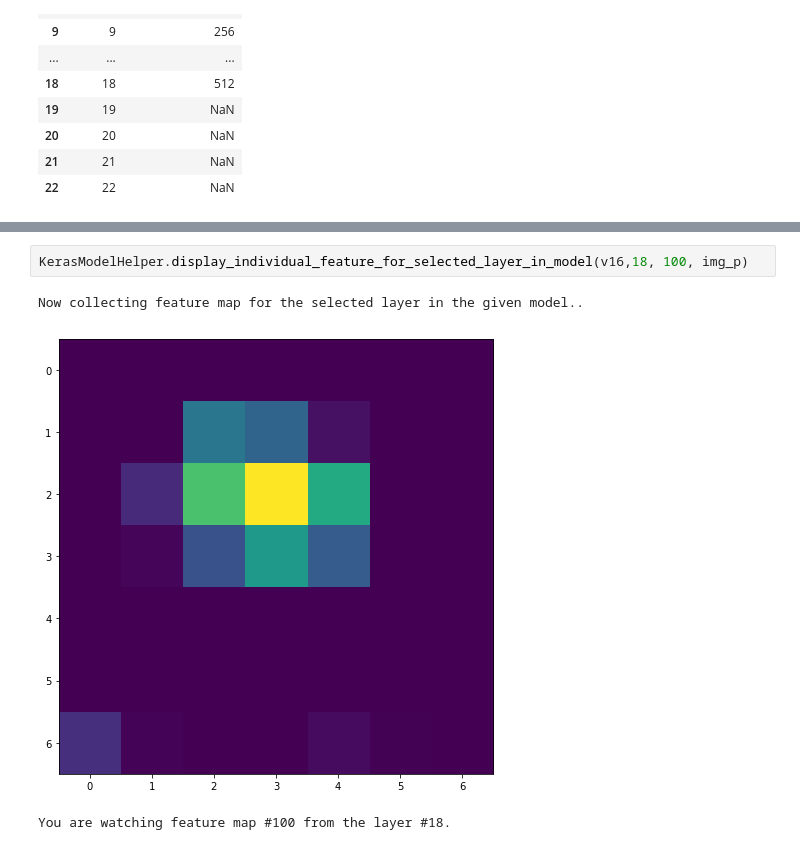
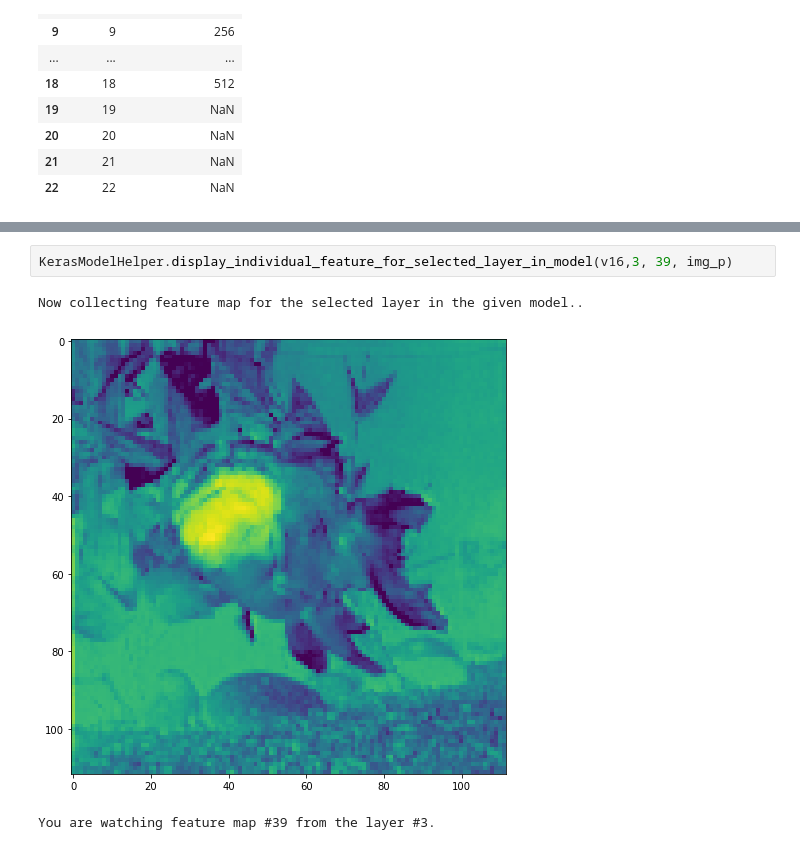
Before and after one commit to Avkash/deeputil, a Jupyter notebook: examples/notebooks/Detailed_Image_Classification_Demo.ipynb, the cells around one changed output, grey strips where cells are left out. Drawn from its saved outputs; the diff is of its cells as text.

```diff
--- a/examples/notebooks/Detailed_Image_Classification_Demo.ipynb
+++ b/examples/notebooks/Detailed_Image_Classification_Demo.ipynb
@@ -104,6 +132,6 @@ KerasModelHelper.display_full_feature_map_for_selected_layer_in_model(v16, 5, im
 # %%
-KerasModelHelper.display_individual_feature_for_selected_layer_in_model(v16,18, 100, img_p)
+KerasModelHelper.display_individual_feature_for_selected_layer_in_model(v16,3, 39, img_p)
 # %% [output]
 Now collecting feature map for the selected layer in the given model..
-[figure, old version]
+[figure, new version]
-You are watching feature map #100 from the layer #18.
+You are watching feature map #39 from the layer #3.
```
Also changed, not shown: parts of 8 cells of this notebook, 3 other files.
